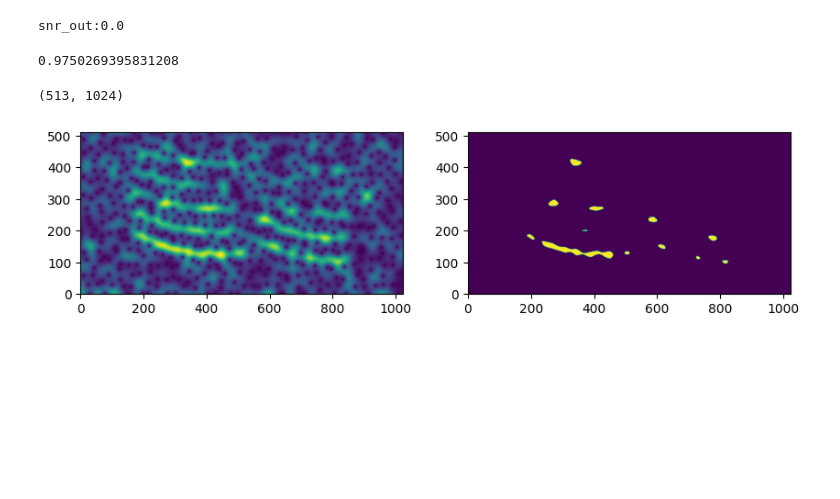
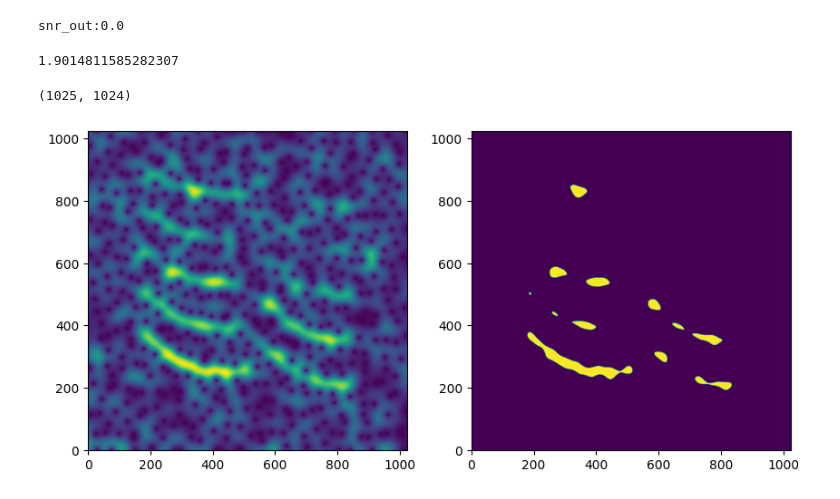
Before and after one commit to jmiramont/benchmarks-detection-denoising, a Jupyter notebook: notebooks/demo_method_hard_threshold.ipynb, the cells around one changed output. Drawn from its saved outputs; the diff is of its cells as text; code cells hidden in the pictures; blank space fills up the shorter version.

```diff
--- a/notebooks/demo_method_hard_threshold.ipynb
+++ b/notebooks/demo_method_hard_threshold.ipynb
@@ -34,20 +34,20 @@ snr_out:0.0
 
 Nfft = N
 g,_ = get_round_window(Nfft)
-S, stft, stft_padded, Npad = get_spectrogram(signal, window = g)
+S, stft = get_spectrogram(signal, window = g)
 output_dict = hard_thresholding(signal, coeff=3.0, dict_output=True)
-signals_output, mask = (i for i in output_dict.values())
+signals_output, mask, stft = (i for i in output_dict.values())
 print(10*np.log10((np.sum(s**2))/(np.sum((s-signals_output)**2))))
 # %% [output]
-0.9750269395831208
+1.9014811585282307
 # %%
 print(S.shape)
 fig, ax = plt.subplots(1,2,figsize = (10,5))
-ax[0].imshow(abs(stft), origin='lower')#, cmap=cmocean.cm.deep)
+ax[0].imshow(abs(stft[0:N+1,:]), origin='lower')#, cmap=cmocean.cm.deep)
 ax[1].imshow(mask, origin='lower')
 # ax[1].plot(signals_output)
 # ax[1].plot(s,'r--')
 plt.show()
 # %% [output]
-(513, 1024)
+(1025, 1024)
-[figure, old version]
+[figure, new version]
```
Also changed, not shown: 6 other files.
